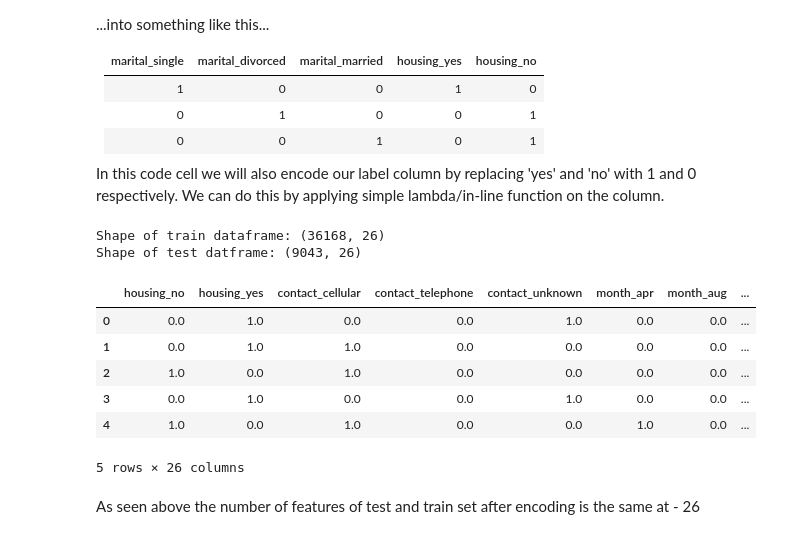
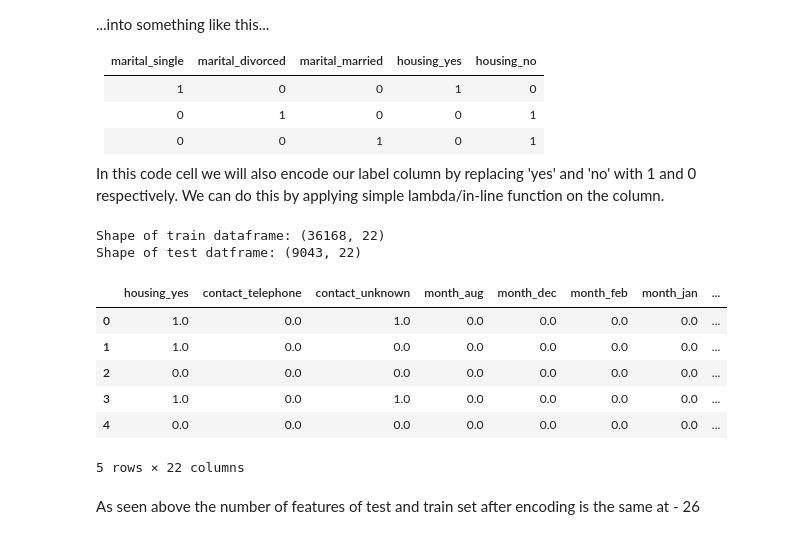
Before and after one commit to palit-ishan/Bank_Marketing_Campaign_Outcome, a Jupyter notebook: ML_Project_Notebook.ipynb, the cells around one changed output. Drawn from its saved outputs; the diff is of its cells as text; code cells hidden in the pictures.

```diff
--- a/ML_Project_Notebook.ipynb
+++ b/ML_Project_Notebook.ipynb
@@ -757,39 +757,39 @@ In this code cell we will also encode our label column by replacing 'yes' and 'n
 # %%
 from sklearn.preprocessing import OneHotEncoder
 important_features = ['contact','poutcome','month','housing','pdays','age','balance','age','deposit']
 df_bank_ready_preprocessed_train = df_bank_ready_train[important_features].copy()
 df_bank_ready_preprocessed_test = df_bank_ready_test[important_features].copy()
 
-encoder = OneHotEncoder(sparse=False)
+encoder = OneHotEncoder(sparse=False, drop = 'first')
 cat_cols = ['housing','contact', 'month', 'poutcome']
 #cat_cols = [contact,poutcome,month,housing,pdays,age,balance,age]
 # Encode Categorical Data
 df_encoded_train = pd.DataFrame(encoder.fit_transform(df_bank_ready_preprocessed_train[cat_cols]))
 df_encoded_test = pd.DataFrame(encoder.fit_transform(df_bank_ready_preprocessed_test[cat_cols]))
 df_encoded_train.columns = encoder.get_feature_names(cat_cols)
 df_encoded_test.columns = encoder.get_feature_names(cat_cols)
 
 # Replace Categotical Data with Encoded Data
 df_bank_ready_preprocessed_train = df_bank_ready_preprocessed_train.drop(cat_cols ,axis=1)
 df_bank_ready_preprocessed_train = df_bank_ready_preprocessed_train.reset_index(drop = True)
 df_bank_ready_preprocessed_train = pd.concat([df_encoded_train, df_bank_ready_preprocessed_train], axis=1)
 df_bank_ready_preprocessed_test = df_bank_ready_preprocessed_test.drop(cat_cols ,axis=1)
 df_bank_ready_preprocessed_test = df_bank_ready_preprocessed_test.reset_index(drop = True)
 df_bank_ready_preprocessed_test = pd.concat([df_encoded_test, df_bank_ready_preprocessed_test], axis=1)
 
 print('Shape of train dataframe:', df_bank_ready_preprocessed_train.shape)
 print('Shape of test datframe:',df_bank_ready_preprocessed_test.shape)
 df_bank_ready_preprocessed_train.head()
 # %% [output]
-Shape of train dataframe: (36168, 26)
-Shape of test datframe: (9043, 26)
+Shape of train dataframe: (36168, 22)
+Shape of test datframe: (9043, 22)
-|  | housing_no | housing_yes | contact_cellular | contact_telephone | contact_unknown | month_apr | month_aug | ... |
-| 0 | 0.0 | 1.0 | 0.0 | 0.0 | 1.0 | 0.0 | 0.0 | ... |
-| 1 | 0.0 | 1.0 | 1.0 | 0.0 | 0.0 | 0.0 | 0.0 | ... |
-| 2 | 1.0 | 0.0 | 1.0 | 0.0 | 0.0 | 0.0 | 0.0 | ... |
-| 3 | 0.0 | 1.0 | 0.0 | 0.0 | 1.0 | 0.0 | 0.0 | ... |
-| 4 | 1.0 | 0.0 | 1.0 | 0.0 | 0.0 | 1.0 | 0.0 | ... |
+|  | housing_yes | contact_telephone | contact_unknown | month_aug | month_dec | month_feb | month_jan | ... |
+| 0 | 1.0 | 0.0 | 1.0 | 0.0 | 0.0 | 0.0 | 0.0 | ... |
+| 1 | 1.0 | 0.0 | 0.0 | 0.0 | 0.0 | 0.0 | 0.0 | ... |
+| 2 | 0.0 | 0.0 | 0.0 | 0.0 | 0.0 | 0.0 | 0.0 | ... |
+| 3 | 1.0 | 0.0 | 1.0 | 0.0 | 0.0 | 0.0 | 0.0 | ... |
+| 4 | 0.0 | 0.0 | 0.0 | 0.0 | 0.0 | 0.0 | 0.0 | ... |
-5 rows × 26 columns
+5 rows × 22 columns
 # %% [markdown]
 As seen above the number of features of test and train set after encoding is the same at - 26
 # %% [markdown]
```
Also changed, not shown: parts of 22 cells of this notebook.
